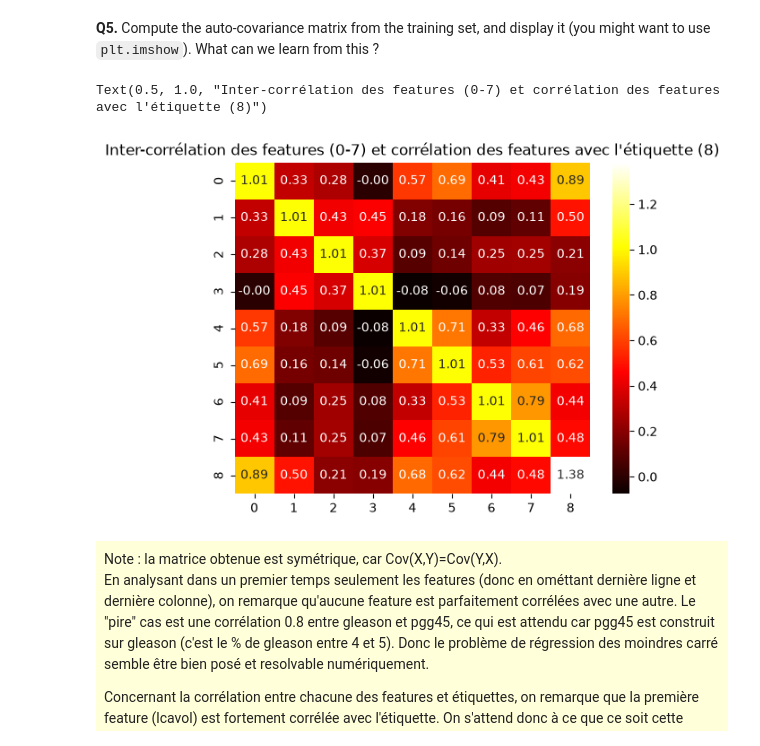
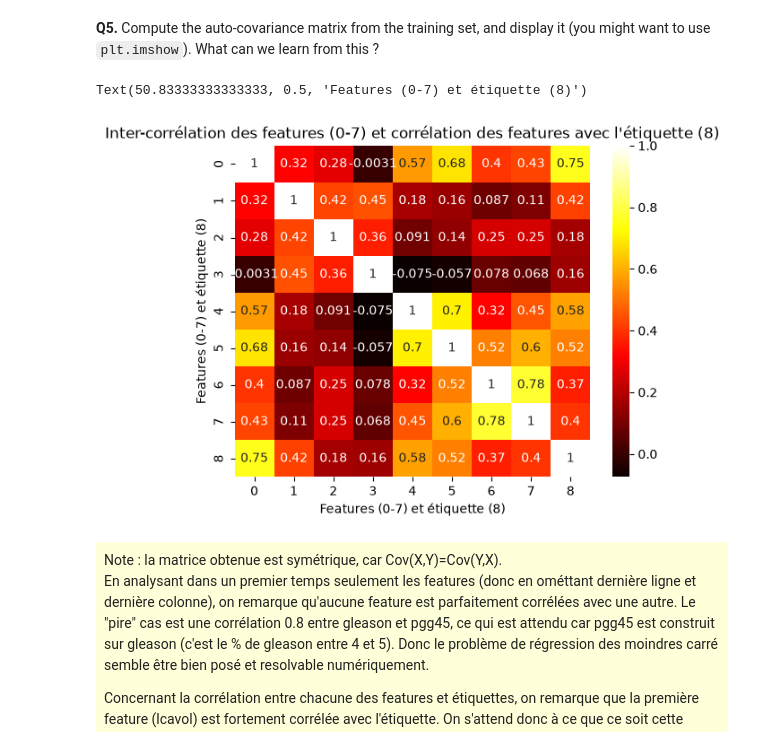
Before and after one commit to alxndrTL/python_sdia, a Jupyter notebook: Labs_ML/lab1_Fernandes_Torres/lab1_Fernandes_Torres.ipynb, the cells around one changed output. Cells and saved outputs as stored; diff of their text form; code cells hidden in the pictures.

```diff
--- a/Labs_ML/lab1_Fernandes_Torres/lab1_Fernandes_Torres.ipynb
+++ b/Labs_ML/lab1_Fernandes_Torres/lab1_Fernandes_Torres.ipynb
@@ -147,22 +147,24 @@ Remarque : on note qu'il est important d'appliquer le scaler fité sur les donn
 # %%
 # autocorrélation des features + corrélation entre features et étiquettes
 
 # pour l'auto-corrélation des features, comme X est normalisée, on peut utiliser
 #sns.heatmap((X_train.T @ X_train)/X_train.shape[0], cmap='hot', annot=True, fmt=".2f")
 
-# on peut aussi directement utiliser np.cov, en rajoutant y pour faire les deux en même temps (autocorrélation des features + corrélation entre features et étiquettes)
+# on peut aussi directement utiliser np.corrcoef, en rajoutant y pour faire les deux en même temps (autocorrélation des features + corrélation entre features et étiquettes)
 # à la main, on aurait aussi pu stacker X et y
 
-sns.heatmap(np.cov(X_train.T, y=y_train), cmap='hot', annot=True, fmt=".2f")
+sns.heatmap(np.corrcoef(X_train.T, y=y_train), cmap='hot', annot=True, fmt=".2g")
 #annot = true = on superpose les valeurs sur la heatmap
 #fmt = formattage des flottants
 
 plt.title("Inter-corrélation des features (0-7) et corrélation des features avec l'étiquette (8)")
+plt.xlabel("Features (0-7) et étiquette (8)")
+plt.ylabel("Features (0-7) et étiquette (8)")
 
-# on utilise X.T et non X car np.cov attend pour variables les lignes, or nos variables (les features) sont en colonnes
+# on utilise X.T et non X car np.corrcoef attend pour variables les lignes, or nos variables (les features) sont en colonnes
 # %% [output]
-Text(0.5, 1.0, "Inter-corrélation des features (0-7) et corrélation des features avec l'étiquette (8)")
+Text(50.83333333333333, 0.5, 'Features (0-7) et étiquette (8)')
-[figure, old version]
+[figure, new version]
 # %% [markdown]
 <div style="background-color: rgba(255, 255, 0, 0.15); padding: 8px;">
 Note : la matrice obtenue est symétrique, car Cov(X,Y)=Cov(Y,X).
```
Also changed, not shown: parts of 1 cell of this notebook, 1 other file.
